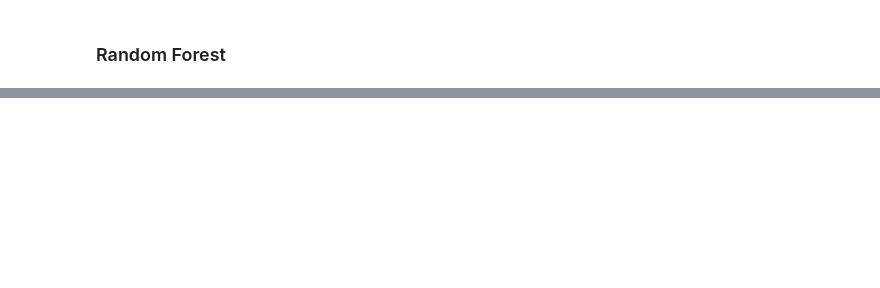
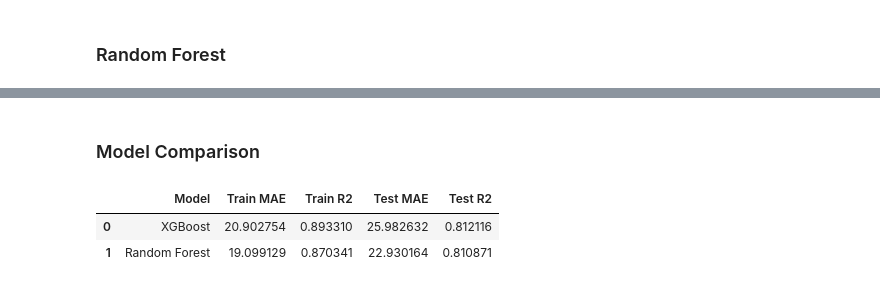
Before and after one commit to sheenamrv/flight-price-prediction-web-app, a Jupyter notebook: model_building/Model_Training.ipynb, the cells around one changed output, grey strips where cells are left out. Drawn from its saved outputs; the diff is of its cells as text; code cells hidden in the pictures; blank space fills up the shorter version.

```diff
--- a/model_building/Model_Training.ipynb
+++ b/model_building/Model_Training.ipynb
@@ -4,6 +4,7 @@
 Import all libraries
 # %%
 import pandas as pd
+pd.set_option('display.max_columns', 100)
 import matplotlib.pyplot as plt
 
 from sklearn.model_selection import train_test_split
@@ -14,6 +15,7 @@ from sklearn import metrics
 
 from xgboost import XGBRegressor
 from xgboost import plot_importance
+from sklearn.inspection import permutation_importance
 # %% [markdown]
 load dataset
 # %%
@@ -122,0 +122,10 @@ plt.show()
+# %%
+best_rf = rf_cv.best_estimator_
+test_pred = best_rf.predict(x_test)
+train_pred = best_rf.predict(x_train)
+
+print(f'Training MAE: {mean_absolute_error(y_train, train_pred):.2f}')
+print(f'Training R2: {r2_score(y_train, train_pred):.3f}')
+
+print(f'Test MAE: {mean_absolute_error(y_test, test_pred):.2f}')
+print(f'Test R2: {r2_score(y_test, test_pred):.3f}')
@@ -122,0 +148,35 @@ plt.show()
+# %% [markdown]
+### Model Comparison
+# %%
+import warnings
+warnings.filterwarnings("ignore", category=FutureWarning)
+
+results = pd.DataFrame(columns = ['Model', 'Train MAE', 'Train R2', 'Test MAE', 'Test R2'])
+
+def add_results(model_name, model_object):
+    train_pred = model_object.predict(x_train)
+    test_pred = model_object.predict(x_test)
+    train_mae = mean_absolute_error(y_train, train_pred)
+    train_r2 = r2_score(y_train, train_pred)
+    test_mae = mean_absolute_error(y_test, test_pred)
+    test_r2 = r2_score(y_test, test_pred)
+
+    result_dict = {
+        'Model': model_name,
+        'Train MAE': train_mae,
+        'Train R2': train_r2,
+        'Test MAE': test_mae,
+        'Test R2': test_r2
+    }
+
+    table = pd.DataFrame(result_dict, index=[0])
+
+    return table
+
+results = pd.concat([results, add_results('XGBoost', best_model)], ignore_index=True)
+results = pd.concat([results, add_results('Random Forest', best_rf)], ignore_index=True)
+results
+# %% [output]
+|  | Model | Train MAE | Train R2 | Test MAE | Test R2 |
+| 0 | XGBoost | 20.902754 | 0.893310 | 25.982632 | 0.812116 |
+| 1 | Random Forest | 19.099129 | 0.870341 | 22.930164 | 0.810871 |
```
Also changed, not shown: parts of 10 cells of this notebook, 3 other files.
